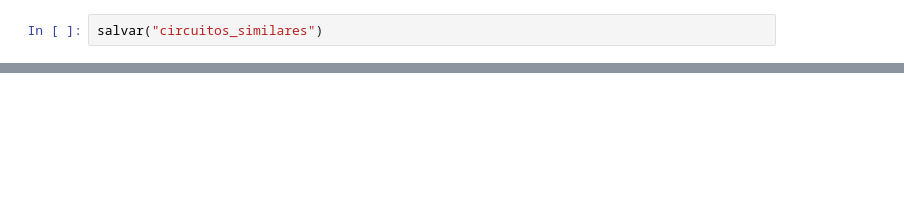
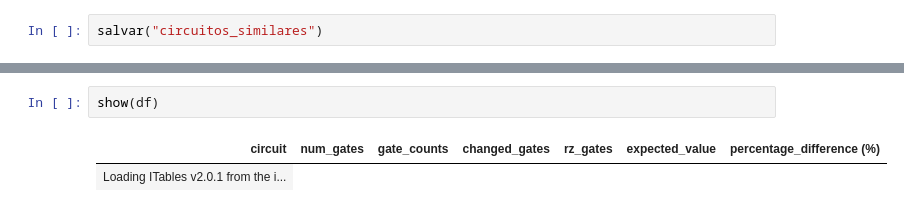
Before and after one commit to Gtortoretto/Quantum-Computing, a Jupyter notebook: AWS/Gabriel/GroundState2/Quantum_Computing.ipynb, the cells around one changed output, grey strips where cells are left out. Cells and saved outputs as stored; diff of their text form; blank space fills up the shorter version.

```diff
--- a/AWS/Gabriel/GroundState2/Quantum_Computing.ipynb
+++ b/AWS/Gabriel/GroundState2/Quantum_Computing.ipynb
@@ -346,3 +650,8 @@ df
+# %%
+show(df)
+# %% [output]
+| circuit | num_gates | gate_counts | changed_gates | rz_gates | expected_value | percentage_difference (%) |
+| Loading ITables v2.0.1 from the i... |
 # %%
 expected_values = df['expected_value']
 
```
Also changed, not shown: parts of 26 cells of this notebook, 3 other files.
